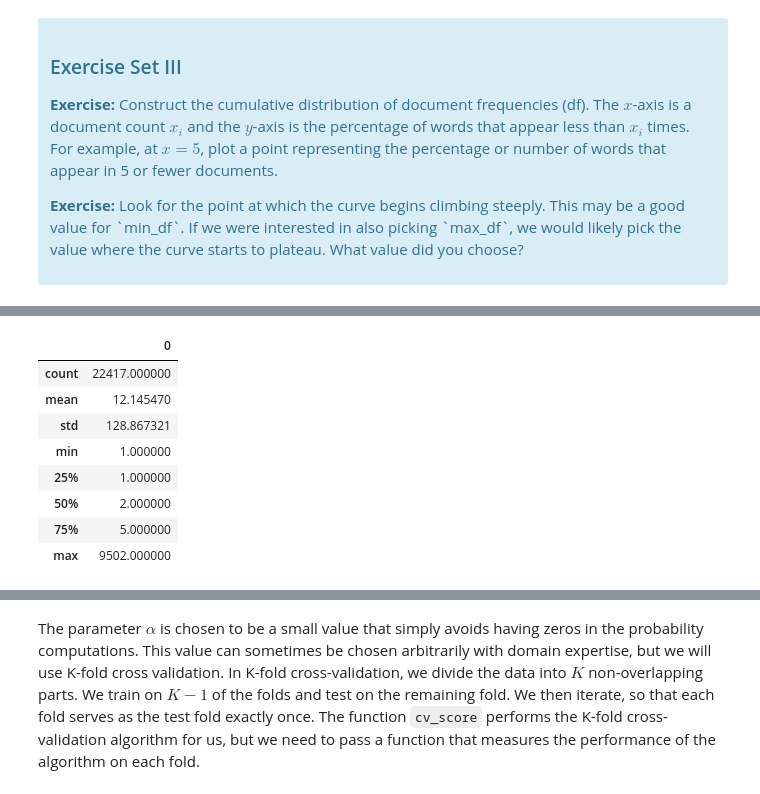
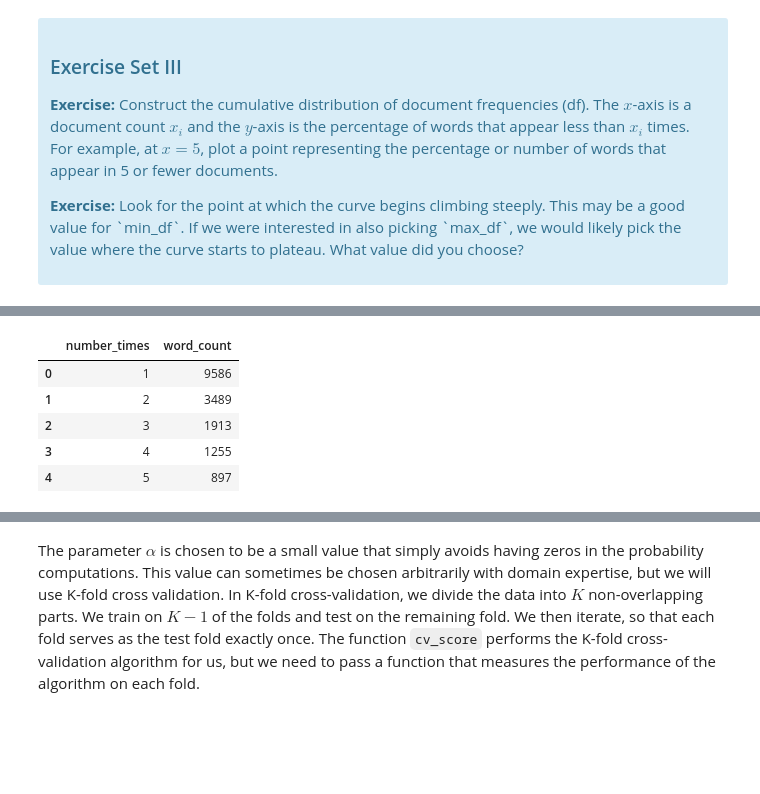
Before and after one commit to dovidburns/Springboard, a Jupyter notebook: naive_bayes/Mini_Project_Naive_Bayes_worked_on_3.ipynb, the cells around one changed output, grey strips where cells are left out. Cells and saved outputs as stored; diff of their text form; code cells hidden in the pictures; blank space fills up the shorter version.

```diff
--- a/naive_bayes/Mini_Project_Naive_Bayes_worked_on_3.ipynb
+++ b/naive_bayes/Mini_Project_Naive_Bayes_worked_on_3.ipynb
@@ -386,12 +317,22 @@ plt.xlim(0,50)
-# %%
-df_2.count().to_frame().describe()
-# %% [output]
-|  | 0 |
-| count | 22417.000000 |
-| mean | 12.145470 |
-| std | 128.867321 |
-| min | 1.000000 |
-| 25% | 1.000000 |
-| 50% | 2.000000 |
-| 75% | 5.000000 |
-| max | 9502.000000 |
+# %%
+# count the document frequency for each word. Then turn count into a dataframe.
+df_3 = df_2.count(axis=0).to_frame()
+df_3.columns = ['word_count']
+
+# get a value counts on this number to get # of docs for each word
+df_3 = df_3["word_count"].value_counts().to_frame().reset_index()
+df_3.columns = ['number_times','word_count']
+
+# we sort and then get the cumulative sum of the counts
+df_4 = df_3.sort_values(by='number_times')
+df_4['sum'] = df_4["word_count"].cumsum()
+
+# divide by the total number to get a percent
+df_4['percent'] = df_4['sum']/22417
+# %% [output]
+|  | number_times | word_count |
+| 0 | 1 | 9586 |
+| 1 | 2 | 3489 |
+| 2 | 3 | 1913 |
+| 3 | 4 | 1255 |
+| 4 | 5 | 897 |
```
Also changed, not shown: parts of 31 cells of this notebook.
